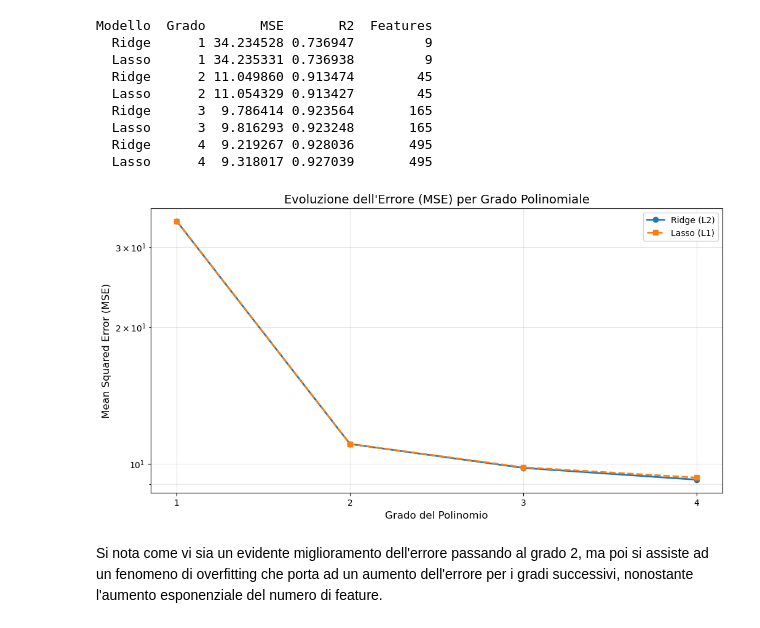
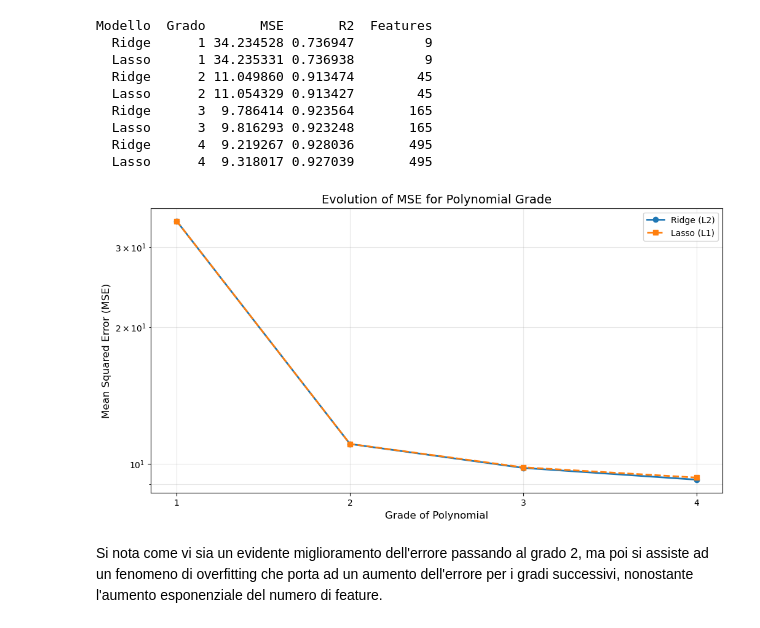
Before and after one commit to rezucch1/RadIAnce-AntonioliZucchi, a Jupyter notebook: checkpoint1.ipynb, the cells around one changed output. Cells and saved outputs as stored; diff of their text form; code cells hidden in the pictures.

```diff
--- a/checkpoint1.ipynb
+++ b/checkpoint1.ipynb
@@ -222,28 +222,28 @@ Modello  Grado       MSE       R2  Features
 # %%
 import matplotlib.pyplot as plt
 
 plt.figure(figsize=(12, 6))
 
 df_ridge = df_res[df_res['Modello'] == 'Ridge']
 df_lasso = df_res[df_res['Modello'] == 'Lasso']
 
 
 plt.plot(df_ridge['Grado'], df_ridge['MSE'], marker='o', label='Ridge (L2)', linewidth=2, color='#1f77b4')
 plt.plot(df_lasso['Grado'], df_lasso['MSE'], marker='s', label='Lasso (L1)', linewidth=2, linestyle='--', color='#ff7f0e')
 
 
-plt.title('Evoluzione dell\'Errore (MSE) per Grado Polinomiale', fontsize=14)
-plt.xlabel('Grado del Polinomio', fontsize=12)
+plt.title('Evolution of MSE for Polynomial Grade', fontsize=14)
+plt.xlabel('Grade of Polynomial', fontsize=12)
 plt.ylabel('Mean Squared Error (MSE)', fontsize=12)
 plt.xticks(gradi)
 plt.yscale('log')
 plt.grid(True, which="both", ls="-", alpha=0.3)
 plt.legend()
 
 
 plt.show()
 # %% [output]
-[figure, old version]
+[figure, new version]
 # %% [markdown]
 Si nota come vi sia un evidente miglioramento dell'errore passando al grado 2, ma poi si assiste ad un fenomeno di overfitting che porta ad un aumento dell'errore per i gradi successivi, nonostante l'aumento esponenziale del numero di feature.
 # %% [markdown]
```
Also changed, not shown: parts of 6 cells of this notebook.
